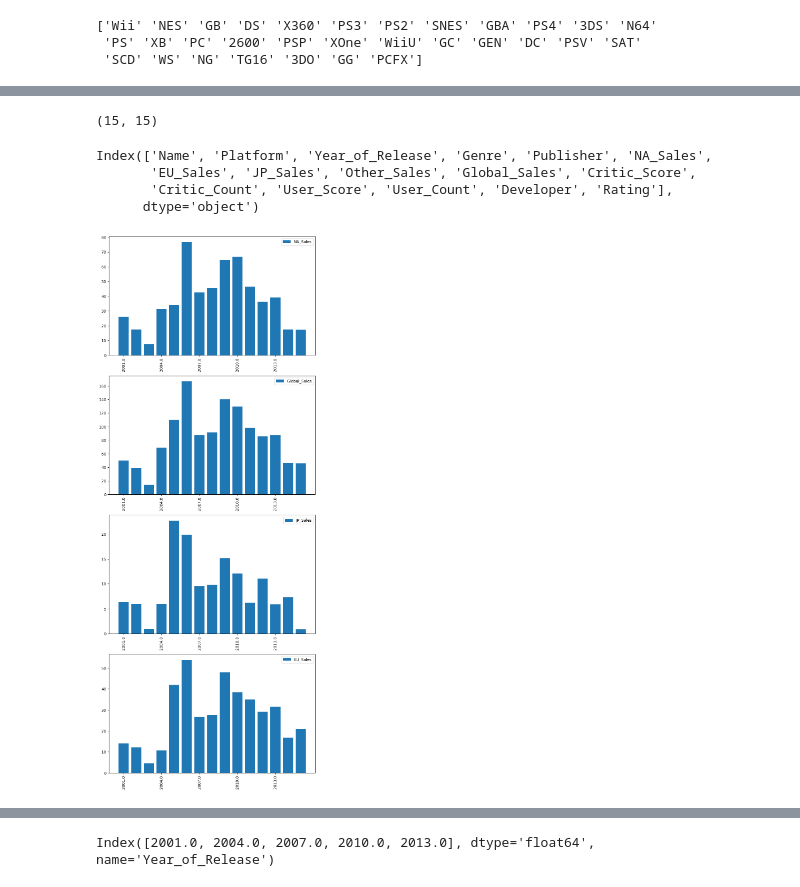
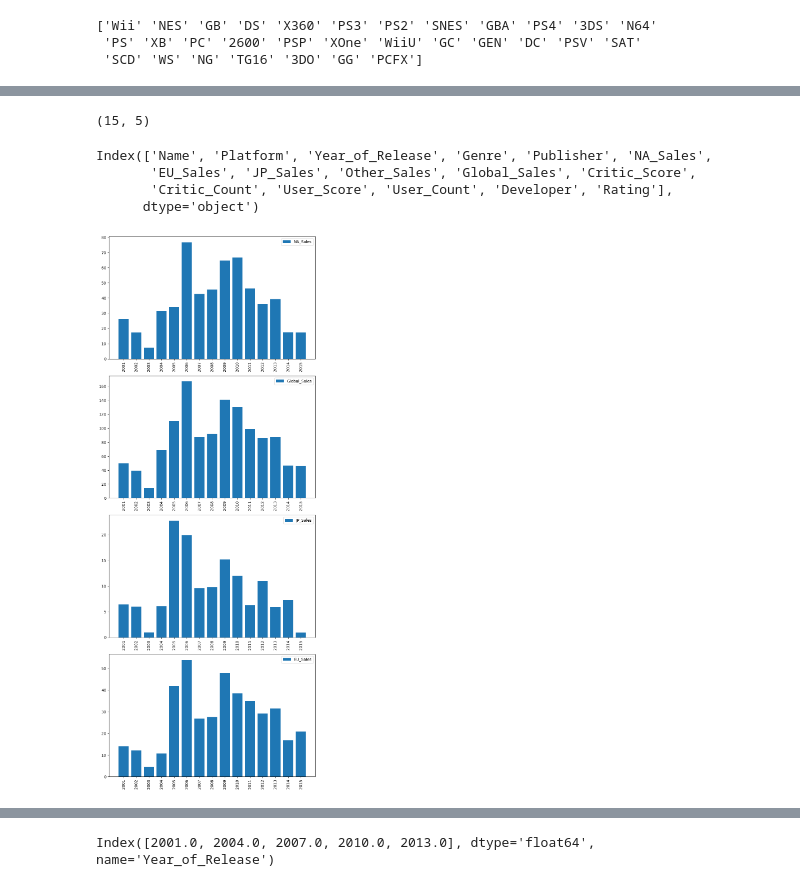
Before and after one commit to Akingzs/Python-Data-Science, a Jupyter notebook: Data Analysis/Games/Games.ipynb, the cells around one changed output, grey strips where cells are left out. Drawn from its saved outputs; the diff is of its cells as text; code cells hidden in the pictures.

```diff
--- a/Data Analysis/Games/Games.ipynb
+++ b/Data Analysis/Games/Games.ipynb
@@ -27,3 +47,4 @@ df['User_Score'].value_counts()
 # %%
-df['User_Score'].replace('tbd',np.nan, inplace=True)
+# Inplace will not work in pandas 3.0
+df['User_Score'] = df['User_Score'].replace('tbd',np.nan)
 # %%
@@ -161,3 +164,6 @@ User_Count         8985
 Developer          6541
 Rating             6679
 dtype: int64
+# %%
+# Convert User_Score to type float
+df['Year_of_Release'] = df['Year_of_Release'].astype(int)
@@ -288,6 +424,5 @@ df2  = df2.head(100)
 # %%
-# agrupei por Ano para poder mostrar no grafico o eixo x de 3 em 3 anos
-df2_group_year = df2.groupby(['Year_of_Release']).sum()
+df2_group_year = df2.groupby(['Year_of_Release'])[['NA_Sales','EU_Sales','Other_Sales','Global_Sales','JP_Sales']].sum()
 # %%
 df2_group_year.head()
 # %% [output]
@@ -301,7 +436,7 @@ df2_group_year.head()
 # %%
 df2_group_year.shape
 # %% [output]
-(15, 15)
+(15, 5)
 # %%
 df2.columns
 # %% [output]
@@ -314,21 +449,21 @@ region = ['NA_Sales','Global_Sales','JP_Sales','EU_Sales']
 # %%
 fig, axs = plt.subplots(len(region), figsize=(8, 5*len(region)))
 
 for i, reg in enumerate(region):
     #plota grafico
     axs[i].bar(df2_group_year.index, df2_group_year[reg], label=reg)
 
     #altera eixo x
-    axs[i].set_xticks(df2_group_year.index[::3])
-    axs[i].set_xticklabels(df2_group_year.index[::3], rotation=90)
+    axs[i].set_xticks(df2_group_year.index)
+    axs[i].set_xticklabels(df2_group_year.index, rotation=90)
 
     #adiciona legenda
     axs[i].legend([reg])
 
 plt.tight_layout()
 plt.show()
 # %% [output]
-[figure, old version]
+[figure, new version]
 # %%
 #plota como figura, adiciona dimensoes para a plotagem
 plt.figure(figsize=(8,5))
```
Also changed, not shown: parts of 36 cells of this notebook.
